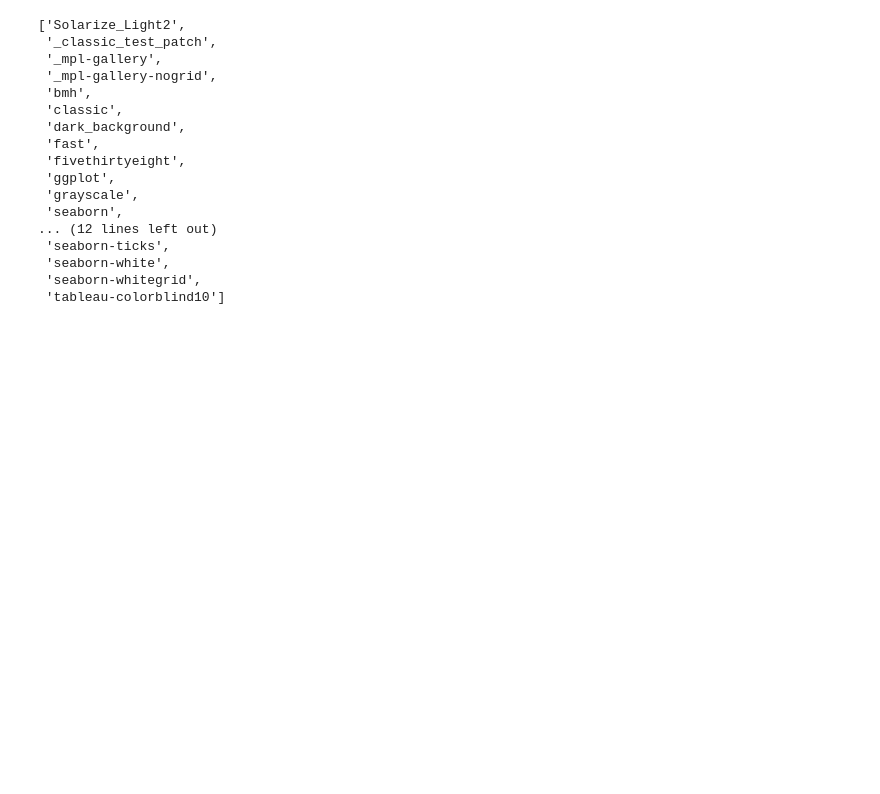
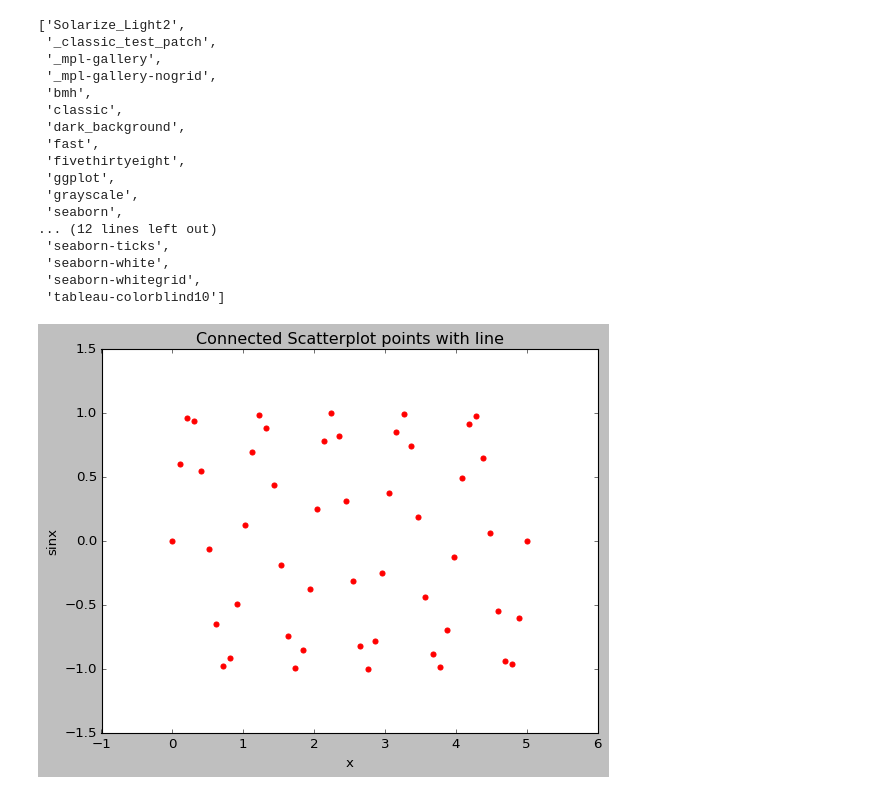
Before and after one commit to jeau-luc/python_panadas, a Jupyter notebook: Notes_Eloise.ipynb, the cells around one changed output. Saved outputs shown, nothing was run; the diff lists cells and outputs as text; code cells hidden in the pictures; blank space fills up the shorter version.

```diff
--- a/Notes_Eloise.ipynb
+++ b/Notes_Eloise.ipynb
@@ -220,3 +233,20 @@ plt.style.available
  'seaborn-white',
  'seaborn-whitegrid',
  'tableau-colorblind10']
+# %%
+import numpy as np
+import matplotlib.pyplot as plt
+
+x=np.linspace(0,5,50)
+y=np.sin(2 * np.pi * x)
+
+plt.scatter(x,y,color='r',zorder=2)
+plt.plot(x,y,color='b',zorder=1)
+
+plt.title("Connected Scatterplot points with line")
+plt.xlabel("x")
+plt.ylabel("sinx")
+
+plt.show()
+# %% [output]
+[figure, added]
```
Also changed, not shown: parts of 16 cells of this notebook.
